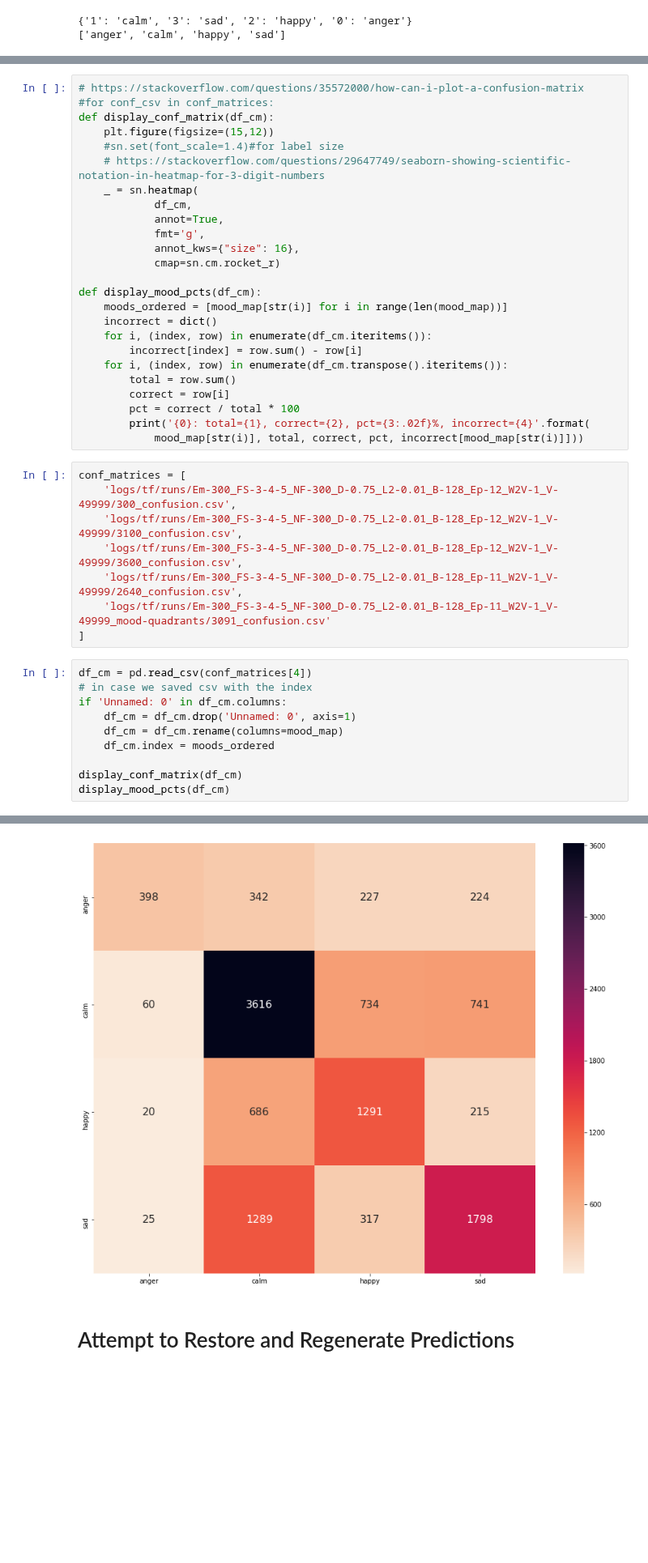
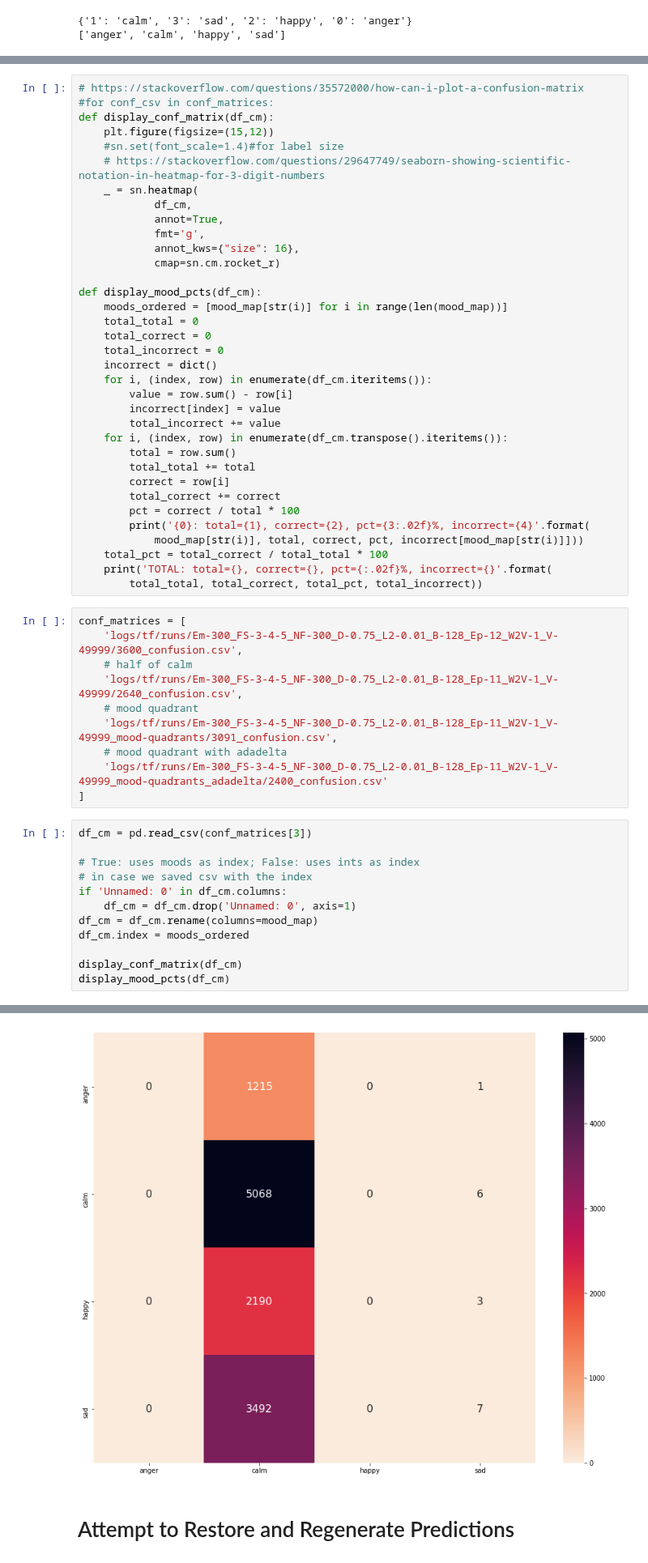
Before and after one commit to workmanjack/lyric-mood-classification, a Jupyter notebook: predictions.ipynb, the cells around one changed output, grey strips where cells are left out. Shown at 81% size. Cells and saved outputs as stored; diff of their text form; blank space fills up the shorter version.

```diff
--- a/predictions.ipynb
+++ b/predictions.ipynb
@@ -44,30 +44,44 @@ def display_conf_matrix(df_cm):
 
 def display_mood_pcts(df_cm):
     moods_ordered = [mood_map[str(i)] for i in range(len(mood_map))]
+    total_total = 0
+    total_correct = 0
+    total_incorrect = 0
     incorrect = dict()
     for i, (index, row) in enumerate(df_cm.iteritems()):
-        incorrect[index] = row.sum() - row[i]
+        value = row.sum() - row[i]
+        incorrect[index] = value
+        total_incorrect += value
     for i, (index, row) in enumerate(df_cm.transpose().iteritems()):
         total = row.sum()
+        total_total += total
         correct = row[i]
+        total_correct += correct
         pct = correct / total * 100
         print('{0}: total={1}, correct={2}, pct={3:.02f}%, incorrect={4}'.format(
             mood_map[str(i)], total, correct, pct, incorrect[mood_map[str(i)]]))
+    total_pct = total_correct / total_total * 100
+    print('TOTAL: total={}, correct={}, pct={:.02f}%, incorrect={}'.format(
+        total_total, total_correct, total_pct, total_incorrect))
 # %%
 conf_matrices = [
-    'logs/tf/runs/Em-300_FS-3-4-5_NF-300_D-0.75_L2-0.01_B-128_Ep-12_W2V-1_V-49999/300_confusion.csv',
-    'logs/tf/runs/Em-300_FS-3-4-5_NF-300_D-0.75_L2-0.01_B-128_Ep-12_W2V-1_V-49999/3100_confusion.csv',
     'logs/tf/runs/Em-300_FS-3-4-5_NF-300_D-0.75_L2-0.01_B-128_Ep-12_W2V-1_V-49999/3600_confusion.csv',
+    # half of calm
     'logs/tf/runs/Em-300_FS-3-4-5_NF-300_D-0.75_L2-0.01_B-128_Ep-11_W2V-1_V-49999/2640_confusion.csv',
-    'logs/tf/runs/Em-300_FS-3-4-5_NF-300_D-0.75_L2-0.01_B-128_Ep-11_W2V-1_V-49999_mood-quadrants/3091_confusion.csv'
+    # mood quadrant
+    'logs/tf/runs/Em-300_FS-3-4-5_NF-300_D-0.75_L2-0.01_B-128_Ep-11_W2V-1_V-49999_mood-quadrants/3091_confusion.csv',
+    # mood quadrant with adadelta
+    'logs/tf/runs/Em-300_FS-3-4-5_NF-300_D-0.75_L2-0.01_B-128_Ep-11_W2V-1_V-49999_mood-quadrants_adadelta/2400_confusion.csv'
 ]
 # %%
-df_cm = pd.read_csv(conf_matrices[4])
+df_cm = pd.read_csv(conf_matrices[3])
+
+# True: uses moods as index; False: uses ints as index
 # in case we saved csv with the index
 if 'Unnamed: 0' in df_cm.columns:
     df_cm = df_cm.drop('Unnamed: 0', axis=1)
-    df_cm = df_cm.rename(columns=mood_map)
-    df_cm.index = moods_ordered
+df_cm = df_cm.rename(columns=mood_map)
+df_cm.index = moods_ordered
 
 display_conf_matrix(df_cm)
 display_mood_pcts(df_cm)
@@ -79,4 +94,4 @@ sad: total=3429, correct=1798, pct=52.44%, incorrect=1180
-[figure, old version]
+[figure, new version]
 # %% [markdown]
 # Attempt to Restore and Regenerate Predictions
 # %% [markdown]
```
Also changed, not shown: parts of 1 cell of this notebook, 3 other files.
